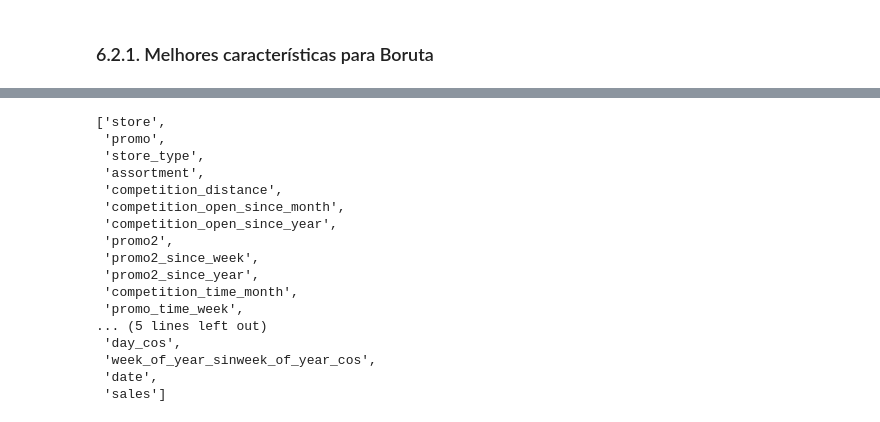
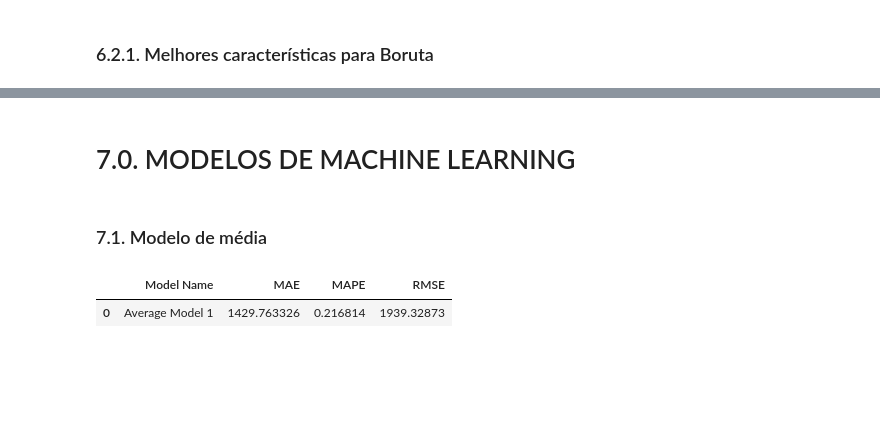
Before and after one commit to joaocortezi/Rossman, a Jupyter notebook: Data.ipynb, the cells around one changed output, grey strips where cells are left out. Saved outputs shown, nothing was run; the diff lists cells and outputs as text; code cells hidden in the pictures; blank space fills up the shorter version.

Commit message:
implemented linear models

```diff
--- a/Data.ipynb
+++ b/Data.ipynb
@@ -1003,13 +1033,6 @@ Timestamp('2015-06-19 00:00:00')
 X_train = df6[df6["date"] < "2015-06-19"]
 y_train = X_train["sales"]
 
-# dados de test - 6 semanas
+# dados de test - últimas 6 semanas
 X_test = df6[df6["date"] >= "2015-06-19"]
-y_test = X_train["sales"]
-
-
-print ("Valor mínimo de dados de treino: {}".format (X_train["date"].min()))
-print ("Valor máximo de dados de treino: {}".format (X_train["date"].max()))
-
-print ("\nValor mínimo de dados teste: {}".format (X_test["date"].min()))
-print ("Valor máximo de dados de teste: {}".format (X_test["date"].max()))
+y_test = X_test["sales"]
@@ -1095,20 +1099,35 @@ cols_selected_boruta.extend(feat_to_add)
-# %%
-cols_selected_boruta
-# %% [output]
-['store',
- 'promo',
- 'store_type',
- 'assortment',
- 'competition_distance',
- 'competition_open_since_month',
- 'competition_open_since_year',
- 'promo2',
- 'promo2_since_week',
- 'promo2_since_year',
- 'competition_time_month',
- 'promo_time_week',
-... (5 lines left out)
- 'day_cos',
- 'week_of_year_sinweek_of_year_cos',
- 'date',
- 'sales']
+# %% [markdown]
+# 7.0. MODELOS DE MACHINE LEARNING
+# %%
+x_train = X_train[cols_selected_boruta] # somente variáveis relevantes
+x_test = X_test[cols_selected_boruta]
+
+# Time Series
+cols_selected_boruta.extend(feat_to_add)
+
+x_training = X_train[cols_selected_boruta_full] # variáveis relevantes + "date" and "sales"
+# %% [markdown]
+### 7.1. Modelo de média
+# %%
+# criandio modelo de treino com a variável "sales"
+train = x_train.copy() # modelo de treino sem a variável "sales"
+train["sales"] = y_train.copy() # modelo de treino com a variável "sales"
+
+test = x_test.copy()
+test_sales = y_test.copy()
+
+# sales average per store on the training period
+avg_sales_train = train[["store", "sales"]].groupby("store").mean().reset_index().rename(columns={"sales":"predictions"})
+
+# forecast
+forecast = pd.merge(test, avg_sales_train, how='left', on="store")
+baseline = forecast["predictions"] # sales forecast series
+
+# performance
+baseline_result1 = ml_error("Modelo de Média", np.expm1(test_sales), np.expm1(baseline)) #  np.expm1 é pafa desfazer oi log que aplicamos para fazer o modelo.
+baseline_result1
+
+# o modelo que estamos trabalhando não é linear, então o melhor resultado foi com os modelos não lineares
+# %% [output]
+|  | Model Name | MAE | MAPE | RMSE |
+| 0 | Average Model 1 | 1429.763326 | 0.216814 | 1939.32873 |
```
Also changed, not shown: parts of 17 cells of this notebook.
